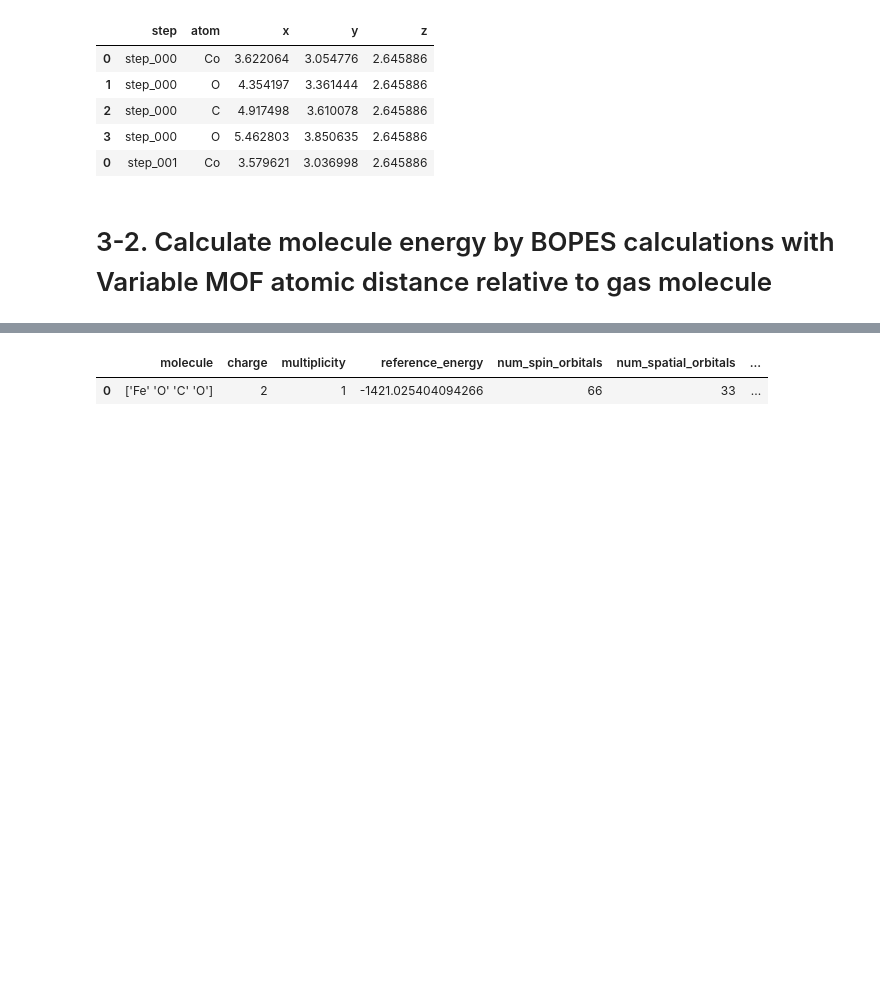
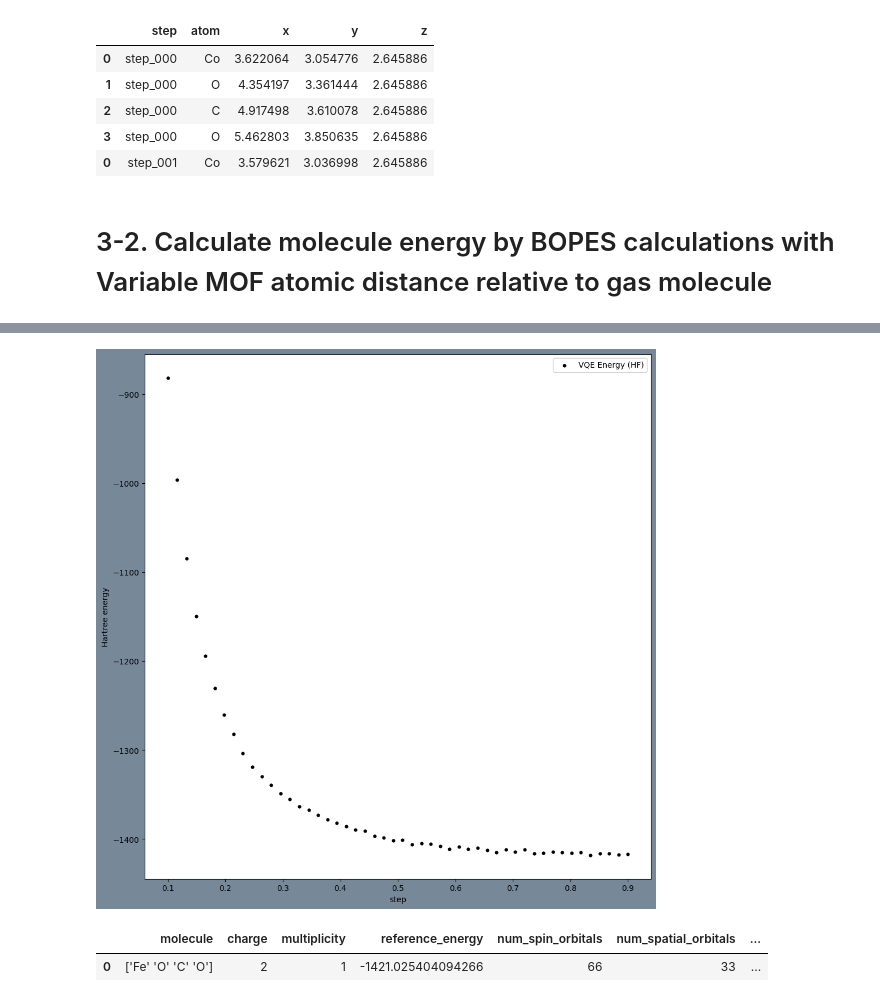
Before and after one commit to buttercutter/quantum-climate-challenge-2023, a Jupyter notebook: notebooks/deloitte_2023_quantux.ipynb, the cells around one changed output, grey strips where cells are left out. Drawn from its saved outputs; the diff is of its cells as text; code cells hidden in the pictures; blank space fills up the shorter version.

Commit message:
Added Optuna search space optimization
Added MVP for Optuna search space optimization with changing mapper configurations. Fixed hyperparameter iteration check.

```diff
--- a/notebooks/deloitte_2023_quantux.ipynb
+++ b/notebooks/deloitte_2023_quantux.ipynb
@@ -573,7 +573,7 @@ def _5_get_solver_optimizer(display_dict, problem, hyperparam, qubit_op, qubit_c
     method_lst = ['Nelder-Mead', 'Powell', 'CG', 'BFGS', 'L-BFGS-B', 'TNC', 'trust-constr']
     opt = [partial(minimize, method=i) for i in method_lst]
     iterations = 10
-    if hyperparam['iterations'] != None:
+    if hyperparam.get('iterations') != None:
         iterations = hyperparam['iterations']
 
     optimizer_lst = [SPSA(maxiter=iterations), SLSQP(maxiter=iterations), COBYLA(maxiter=iterations)] + opt
@@ -1093,0 +1146,80 @@ def run_VQE_BOPES_Energies(molecule_name, multiplicity, charge, masses, atom_pai
+# %%
+# ==========
+# Input Dict
+# ==========
+
+dict_search_space = {
+    'lst_mapper': ['JordanWignerMapper', 'BravyiKitaevMapper', 'ParityMapper'],
+}
+
+# ==========
+# Search space
+# ==========
+def get_search_space(trial, h):
+    # Use trial to create your hyper parameter space based
+    # based on any conditon or loops !!
+    # 'atom_pair'?
+
+    search_space = {
+        'sp_qubit_mapper': {'qm_mapper': trial.suggest_categorical('qm_mapper', h['lst_mapper'])},
+        }
+
+    return search_space
+
+# ==========
+# EarlyStoppingCallback
+# ==========
+class EarlyStoppingCallback(object):
+    """Early stopping callback for Optuna."""
+
+    def __init__(self, early_stopping_rounds: int, direction: str = "minimize") -> None:
+        self.early_stopping_rounds = early_stopping_rounds
+
+        self._iter = 0
+
+        if direction == "minimize":
+            self._operator = operator.lt
+            self._score = np.inf
+        elif direction == "maximize":
+            self._operator = operator.gt
+            self._score = -np.inf
+        else:
+            ValueError(f"invalid direction: {direction}")
+
+    def __call__(self, study: optuna.Study, trial: optuna.Trial) -> None:
+        """Do early stopping."""
+        if self._operator(study.best_value, self._score):
+            self._iter = 0
+            self._score = study.best_value
+        else:
+            self._iter += 1
+
+        if self._iter >= self.early_stopping_rounds:
+            study.stop()
+
+
+import logging, sys, operator
+
+study = optuna.create_study(pruner=optuna.pruners.PatientPruner(None, patience=9), direction='minimize')
+early_stopping = EarlyStoppingCallback(early_stopping_rounds=10, direction='minimize')
+
+def objective(trial): # To be replaced by returning min of get_a_molecule_bopes function
+    molecule, hyperparameter = create_optuna(molecule_name='Fe2_CO2',multiplicity=1,charge=2,masses=[56, 1, 16, 1],
+                       atom_pair = (0,1), freeze_remove=range(13,30), run_real = False,
+                       perturbation_steps = np.linspace(0.3, 3.6, 500), optimizer = 'COBYLA');
+
+    training_param_search_space = get_search_space(trial, dict_search_space)
+    solver_type = 'vqe_simulator_noisy_0_0'
+    #solver_type = 'numpy_solver'
+    print("Optuna running mapper: ", training_param_search_space['sp_qubit_mapper']['qm_mapper'])
+    perturb_steps, energy_lst = get_a_molecule_bopes(input_value = molecule, hyperparam = hyperparameter, input_type = 'molecule',
+                                         reduced = 'FreezeCore',
+                                         basis = 'sto3g',
+                                         mapper_type = training_param_search_space['sp_qubit_mapper']['qm_mapper'],
+                                         solver_type = solver_type, method = 'gses',
+                                         perturbation_steps = np.linspace(0.1, 0.9, 50), #training_param_search_space['sp_qnspsa']['perturbation'],
+                                         optimizer = 'COBYLA', display_report = True, seed = _SEED)
+    return min(energy_lst)
+
+study.optimize(objective, n_trials=3, callbacks=[early_stopping], timeout=3600)
+# %% [output]
@@ -1094,3 +1236,4 @@ def run_VQE_BOPES_Energies(molecule_name, multiplicity, charge, masses, atom_pai
+[figure, added]
 # %%
 run_VQE_BOPES_Energies(molecule_name='Fe2_CO2',multiplicity=1,charge=2,masses=[56, 1, 16, 1],
                        atom_pair = (0,1), freeze_remove=range(13,30), run_real = False,
```
Also changed, not shown: parts of 3 cells of this notebook.
